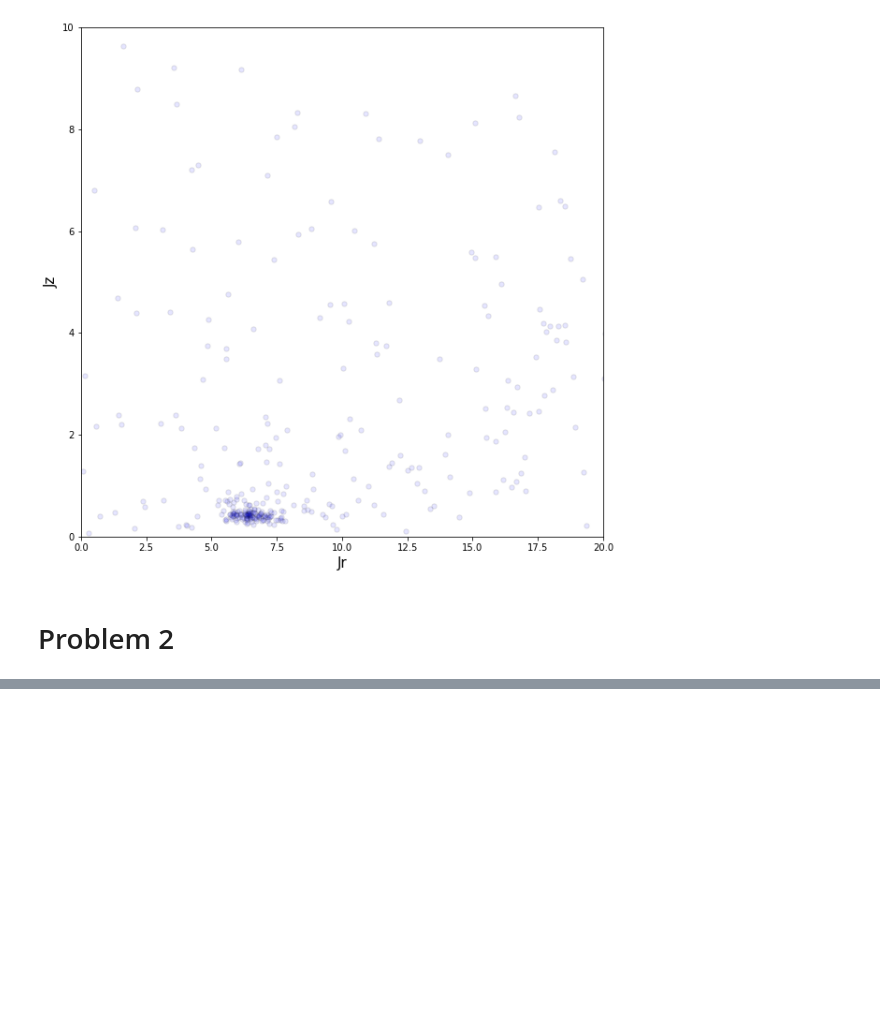
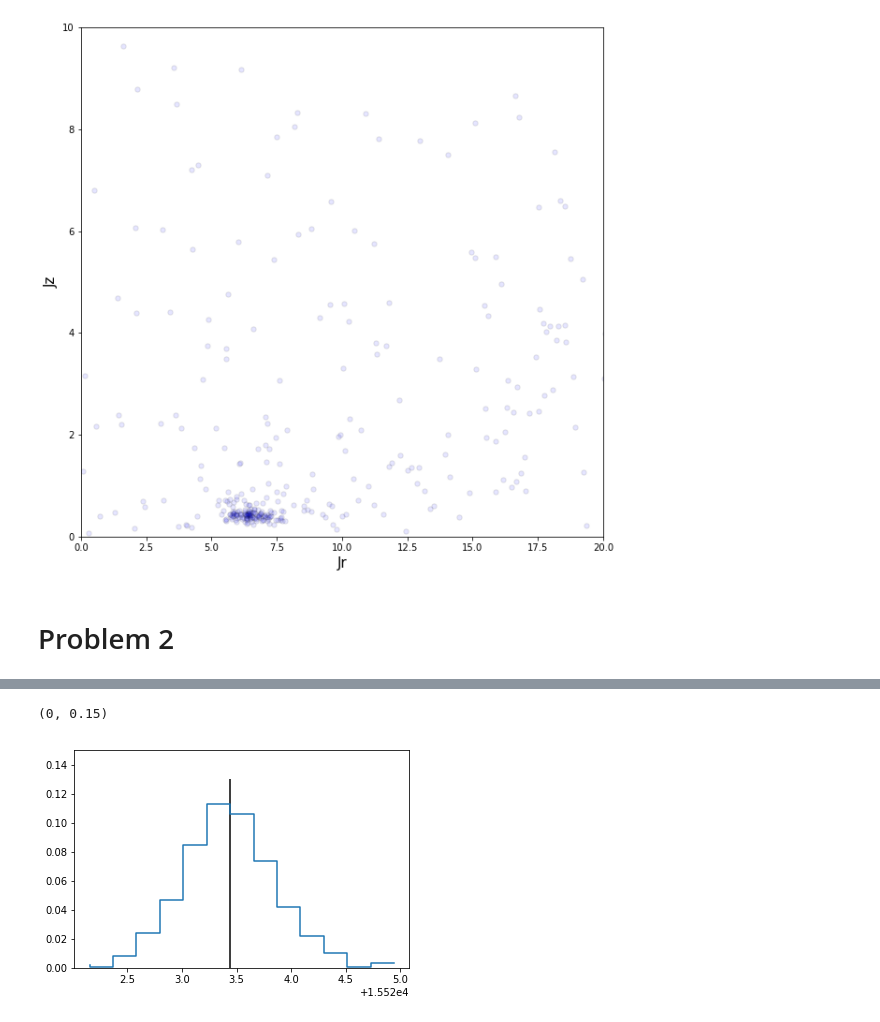
Before and after one commit to DouglasGrion/Homework, a Jupyter notebook: hw3.ipynb, the cells around one changed output, grey strips where cells are left out. Drawn from its saved outputs; the diff is of its cells as text; code cells hidden in the pictures; blank space fills up the shorter version.

```diff
--- a/hw3.ipynb
+++ b/hw3.ipynb
@@ -182,0 +216,23 @@ Text(0,0.5,'Jz')
+# %%
+abs_idx = np.where([15522 < i < 15525 for i in wave_grid])[0]
+abs_flux = data[abs_idx]
+abs_flux_err = data_err[abs_idx]
+abs_wave_grid = wave_grid[abs_idx]
+# %%
+cont_region_idx = np.where(abs_flux>1.039)[0]
+cont_region = abs_flux[cont_region_idx]
+
+zero_val = np.mean(cont_region)
+zero_norm_flux = abs_flux - zero_val
+flux_up = abs(zero_norm_flux)
+
+peak_up_idx = np.argmax(flux_up)
+peak_up = abs_wave_grid[peak_up_idx]
+
+plt.figure()
+plt.step(abs_wave_grid, flux_up)
+plt.vlines(peak_up, 0, 0.13)
+plt.ylim(0, 0.15)
+# %% [output]
+(0, 0.15)
+[figure, added]
```
Also changed, not shown: parts of 23 cells of this notebook.
